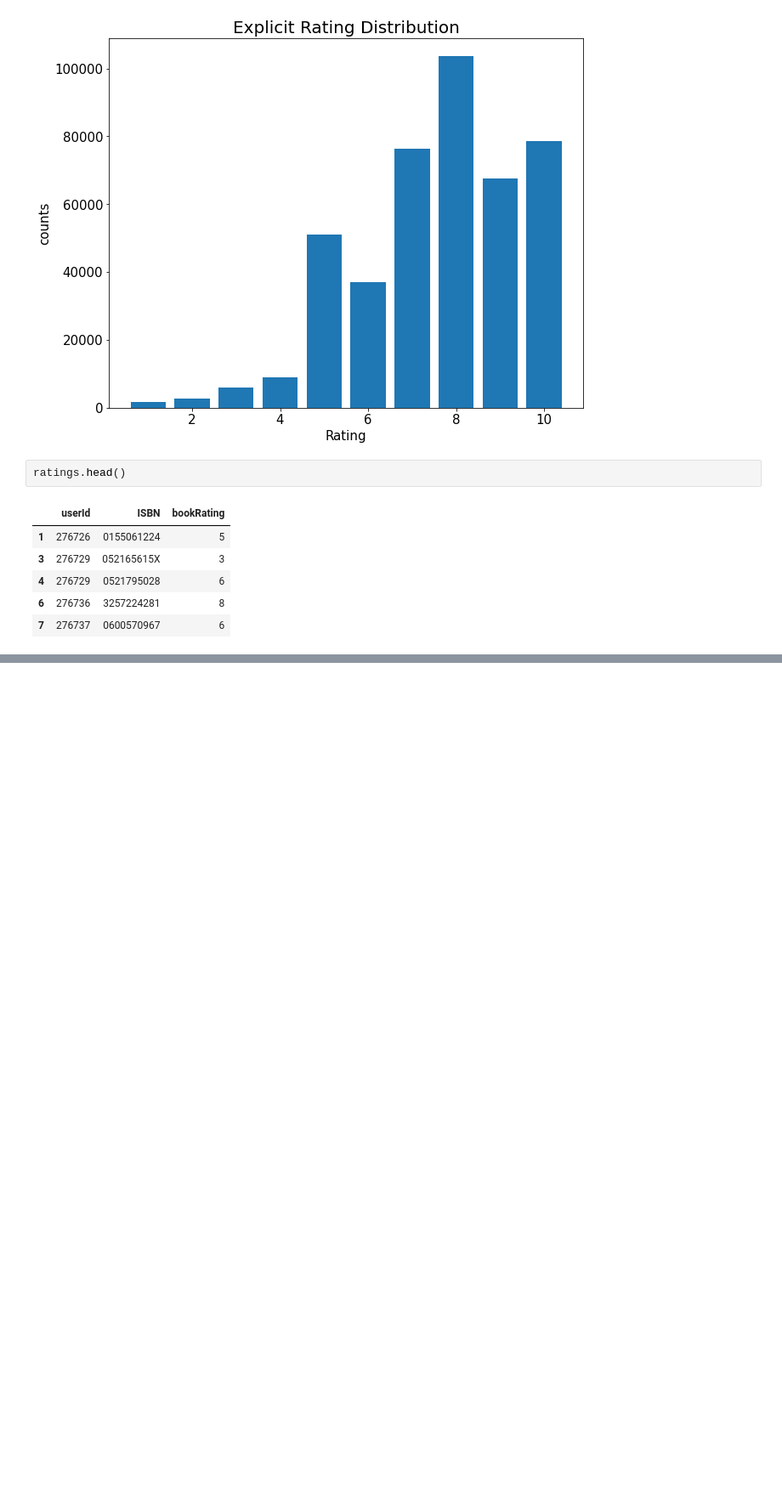
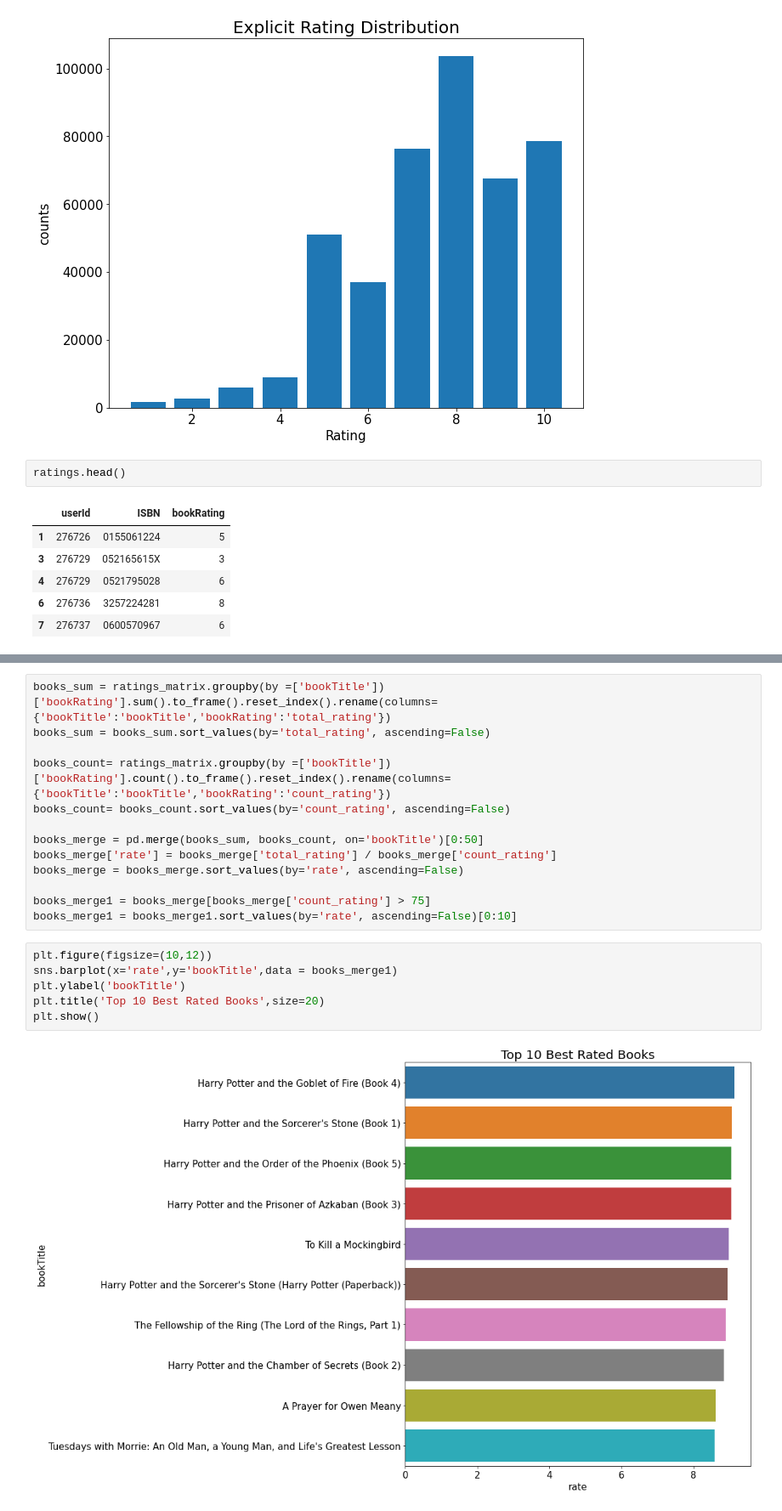
Before and after one commit to mohsenMahmoodzadeh/book-crossing-recommender-system, a Jupyter notebook: Data_Preprocessing.ipynb, the cells around one changed output, grey strips where cells are left out. Shown at 85% size. Cells and saved outputs as stored; diff of their text form; blank space fills up the shorter version.

```diff
--- a/Data_Preprocessing.ipynb
+++ b/Data_Preprocessing.ipynb
@@ -310,0 +344,21 @@ ratings.head()
+# %%
+books_sum = ratings_matrix.groupby(by =['bookTitle'])['bookRating'].sum().to_frame().reset_index().rename(columns={'bookTitle':'bookTitle','bookRating':'total_rating'})
+books_sum = books_sum.sort_values(by='total_rating', ascending=False)
+
+books_count= ratings_matrix.groupby(by =['bookTitle'])['bookRating'].count().to_frame().reset_index().rename(columns={'bookTitle':'bookTitle','bookRating':'count_rating'})
+books_count= books_count.sort_values(by='count_rating', ascending=False)
+
+books_merge = pd.merge(books_sum, books_count, on='bookTitle')[0:50]
+books_merge['rate'] = books_merge['total_rating'] / books_merge['count_rating']
+books_merge = books_merge.sort_values(by='rate', ascending=False)
+
+books_merge1 = books_merge[books_merge['count_rating'] > 75]
+books_merge1 = books_merge1.sort_values(by='rate', ascending=False)[0:10]
+# %%
+plt.figure(figsize=(10,12))
+sns.barplot(x='rate',y='bookTitle',data = books_merge1)
+plt.ylabel('bookTitle')
+plt.title('Top 10 Best Rated Books',size=20)
+plt.show()
+# %% [output]
+[figure, added]
```
Also changed, not shown: parts of 23 cells of this notebook.
